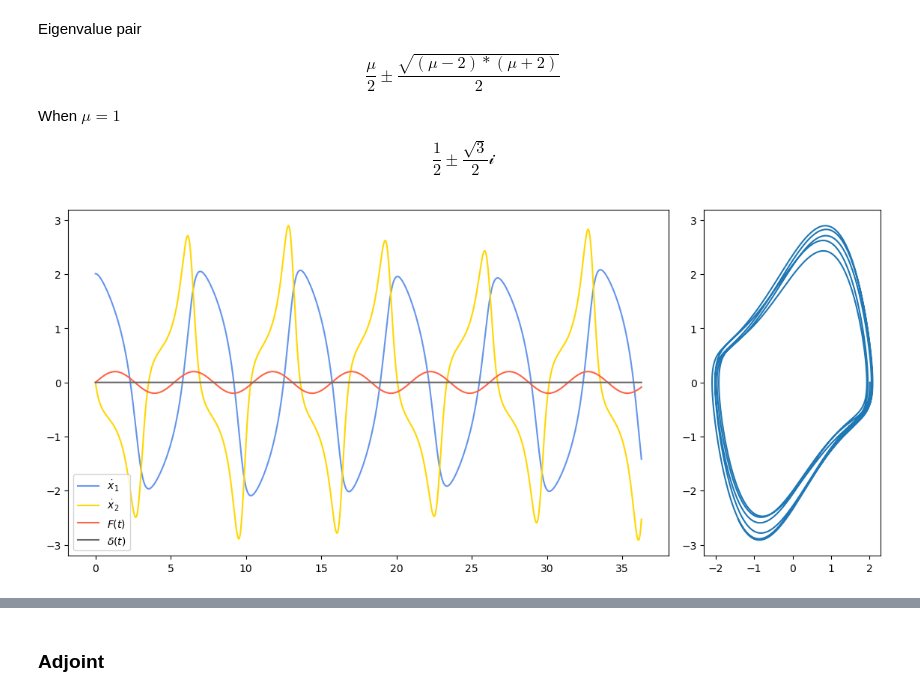
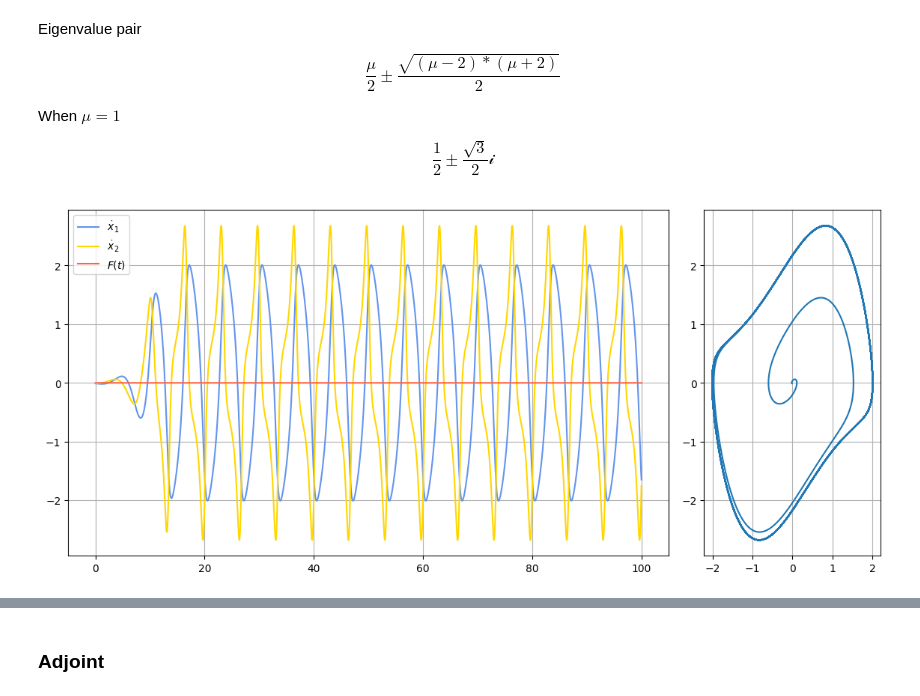
Before and after one commit to michaelStoddard/Chaos, a Jupyter notebook: Projects/MATH722_proj.ipynb, the cells around one changed output, grey strips where cells are left out. Drawn from its saved outputs; the diff is of its cells as text; code cells hidden in the pictures.

```diff
--- a/Projects/MATH722_proj.ipynb
+++ b/Projects/MATH722_proj.ipynb
@@ -9,10 +9,15 @@ import sympy as smp
 # %%
 x1, x2, mu, w, t, alp, F= smp.symbols(r'x_1 x_2 \mu \omega t \alpha \mathcal{F}')
 
-sin = (w*t) - (w*t)**3/(3*2) #+ (w*t)**5/(5*4*3*2) - (w*t)**7/(7*6*5*4*3*2)
+# sin = (w*t) - (w*t)**3/(3*2) #+ (w*t)**5/(5*4*3*2) - (w*t)**7/(7*6*5*4*3*2)
+
+w = 1.2
+alp = 0
+mu = 1
+
 
 dx1 = x2
-dx2 = -x1 + mu*x2*(1-x1**2) + alp*sin
+dx2 = -x1 + mu*x2*(1-x1**2) + alp*smp.sin(w*t)
 dt = 1
 # %% [markdown]
 ### Jacobian about origin
@@ -298,37 +257,0 @@ T0 = 2*np.pi/(np.sqrt(3)/2)
-# %%
-t = np.linspace(0,5*T0,10000)
-
-X0 = [0,1]
-
-SS = [2.0086198296834326,0]
-# SS
-
-soln = odeint(sys,SS,t).T
-# %%
-fig = plt.figure(figsize=(14,6))
-
-gs = gridspec.GridSpec(1,4)
-
-p1 = fig.add_subplot(gs[:3])
-p2 = fig.add_subplot(gs[3:])
-
-
-p1.plot(t,soln[0],color=clr[0],label=r'$\dot x_1$')
-p1.plot(t,soln[1],color=clr[1],label=r'$\dot x_2$')
-p1.plot(t,force(t,A_space[4]),color=clr[2],label=r'$F(t)$')
-p1.plot(t,kick(t,kick_time[0],0),color=clr[-1],label=r'$\delta(t)$')
-
-
-
-p1.legend()
-
-p2.plot(soln[0],soln[1])
-# p2.set_xlim([1.8,2.1])
-# p2.set_ylim([-0.5,0.5])
-# p2.vlines(0,ymin=ylim[0],ymax=ylim[1],color=clr[-1],linestyle='--')
-
-
-
-plt.show()
-# %% [output]
-[figure, removed]
@@ -334,0 +339,9 @@ plt.show()
+# %%
+vdp_A0 = vanDerPol(1,0,0)
+# %%
+t = np.linspace(0,100,100000)
+x0 = [-0.01,-0.01]
+vdp_A0.simulate(x0,t)
+vdp_A0.plt_sim()
+# %% [output]
+[figure, added]
```
Also changed, not shown: parts of 33 cells of this notebook.
